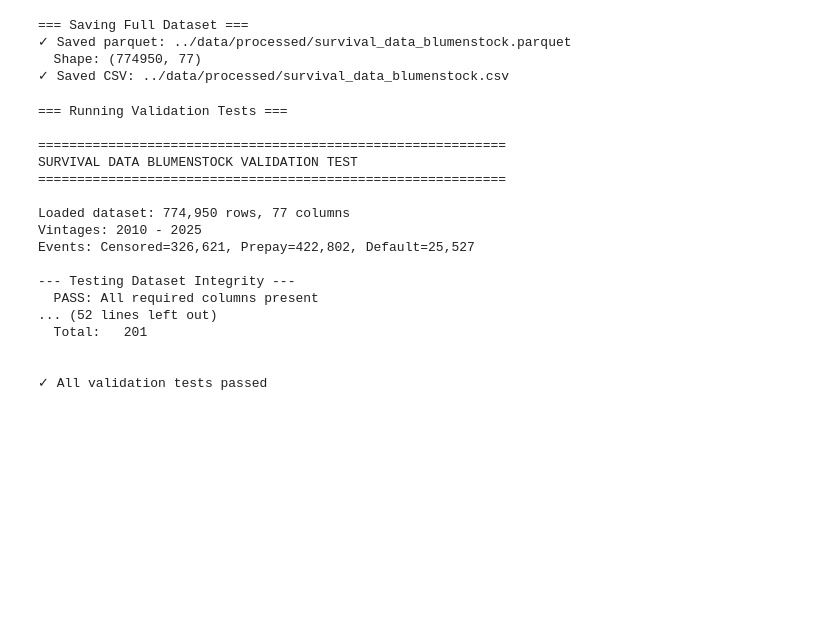
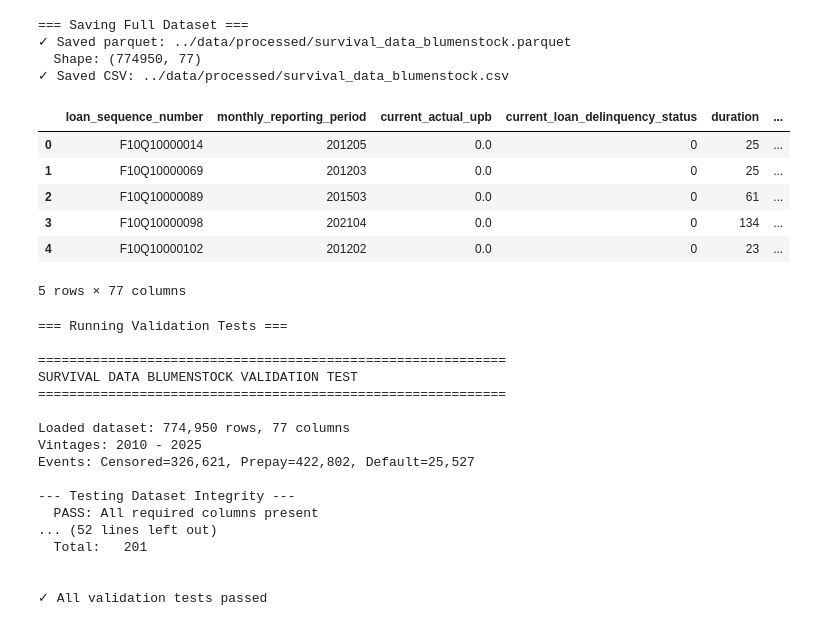
Before and after one commit to bronsbar/freddie-mac-survival-analysis, a Jupyter notebook: notebooks/03_data_preparation_blumenstock.ipynb, the cells around one changed output. Drawn from its saved outputs; the diff is of its cells as text; code cells hidden in the pictures; blank space fills up the shorter version.

```diff
--- a/notebooks/03_data_preparation_blumenstock.ipynb
+++ b/notebooks/03_data_preparation_blumenstock.ipynb
@@ -828,6 +810,16 @@ print(f"✓ Saved CSV: {csv_output_path}")
 ✓ Saved parquet: ../data/processed/survival_data_blumenstock.parquet
   Shape: (774950, 77)
 ✓ Saved CSV: ../data/processed/survival_data_blumenstock.csv
+# %%
+loans_df.head()
+# %% [output]
+|  | loan_sequence_number | monthly_reporting_period | current_actual_upb | current_loan_delinquency_status | duration | ... |
+| 0 | F10Q10000014 | 201205 | 0.0 | 0 | 25 | ... |
+| 1 | F10Q10000069 | 201203 | 0.0 | 0 | 25 | ... |
+| 2 | F10Q10000089 | 201503 | 0.0 | 0 | 61 | ... |
+| 3 | F10Q10000098 | 202104 | 0.0 | 0 | 134 | ... |
+| 4 | F10Q10000102 | 201202 | 0.0 | 0 | 23 | ... |
+5 rows × 77 columns
 # %%
 # Run validation tests on the saved dataset
 import subprocess
```
Also changed, not shown: parts of 2 cells of this notebook, 2 other files.
